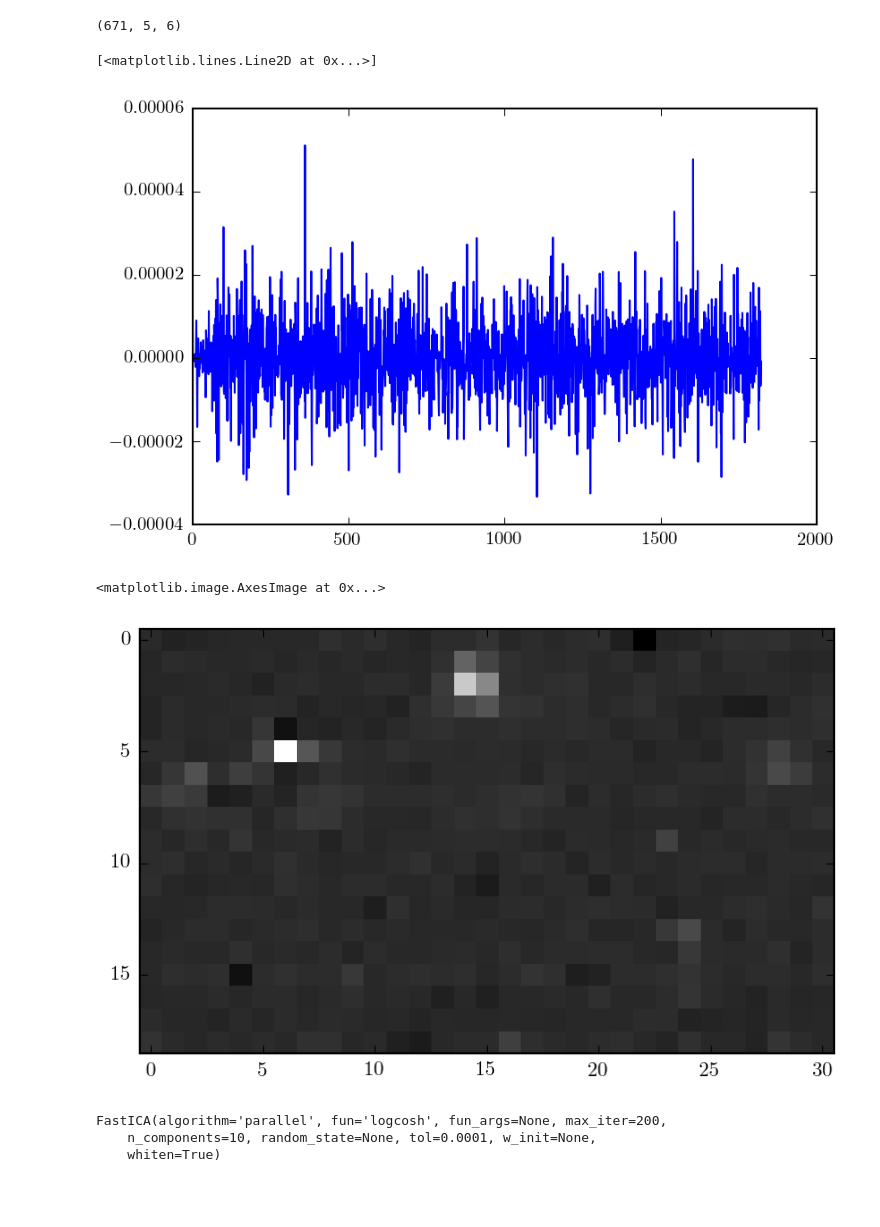
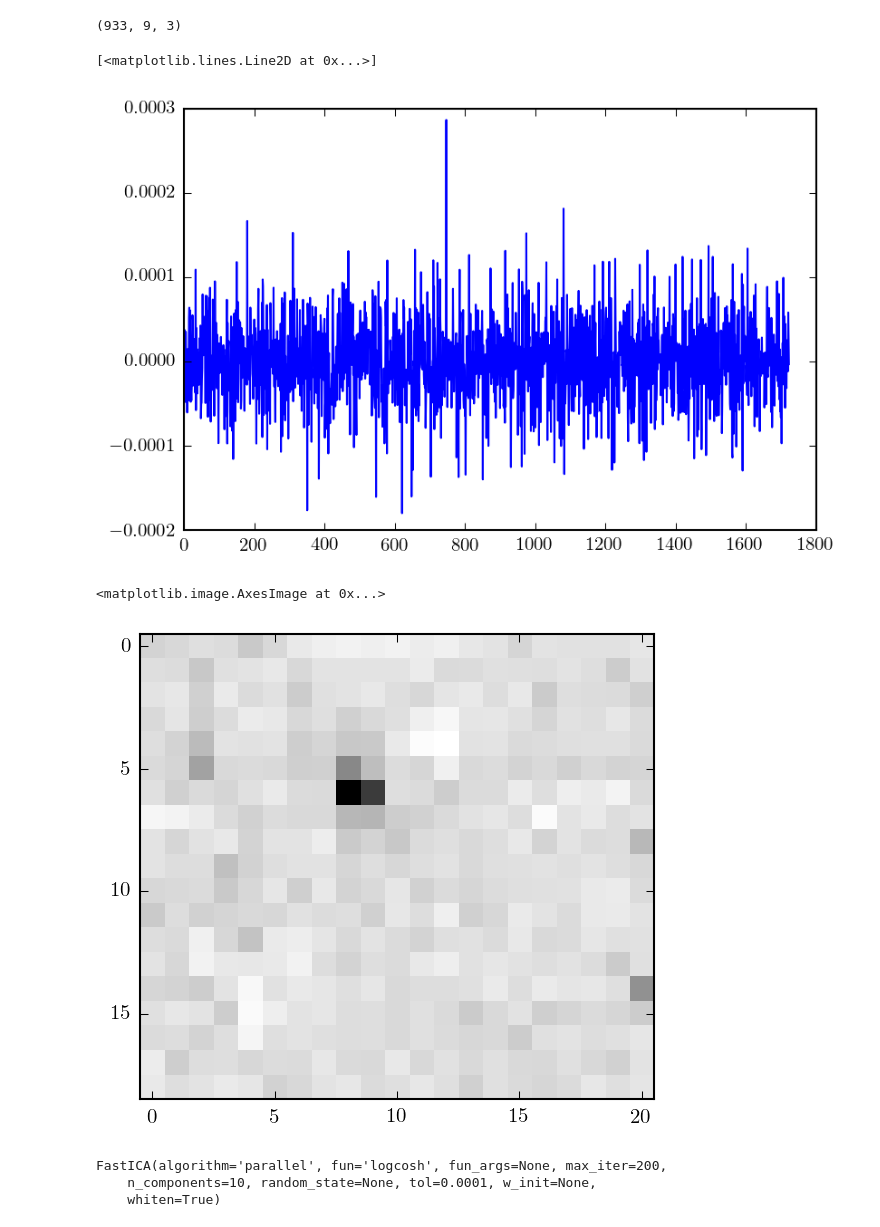
Before and after one commit to dfm/photoica, a Jupyter notebook: k2.ipynb, the cells around one changed output. Drawn from its saved outputs; the diff is of its cells as text; code cells hidden in the pictures; blank space fills up the shorter version.

```diff
--- a/k2.ipynb
+++ b/k2.ipynb
@@ -13,7 +13,7 @@ from sklearn.decomposition import FastICA, RandomizedPCA
 # %%
 with h5py.File("data/k2/superstamp.h5", "r") as f:
     time = f["time"][:]
-    i = np.arange(len(time))[np.isnan(time)][-1]
+    i = np.arange(len(time))[np.isnan(time)][-1] + 100
     time = time[i+1:]
     data = f["frames"][i+1:, :, :]
 data[data == 0] = np.nan
@@ -42,14 +37,14 @@ hw = 5
 ex = hw + 10
 
 xmn, xmx = 220, 239
-ymn, ymx = 300, 331
+ymn, ymx = 320, 341
 
 # for i, j in product(range(0, scaled.shape[1], hw+1), range(0, scaled.shape[1], hw+1)):
 for i, j in product(range(xmn, xmx, hw+1), range(ymn, ymx, hw+1)):
     # Select target and predictor pixels.
     window = m & (i - hw <= X) & (X <= i + hw) & (j - hw <= Y) & (Y <= j + hw)
     r2 = (X-i)**2 + (Y-j)**2
-    others = m & ((i - ex > X) | (X > i + ex) | (j - ex > Y) | (Y > j + ex)) & (r2 < 45**2)
+    others = m & ((i - ex > X) | (X > i + ex) | (j - ex > Y) | (Y > j + ex)) & (r2 < 40**2)
     print(i, j, window.sum(), others.sum())
 
     if not (np.any(window) and np.any(others)):
@@ -107,18 +101,18 @@ pred[:, count > 0] /= count[count > 0]
 d = (scaled[:, xmn:xmx, ymn:ymx] - pred[:, xmn:xmx, ymn:ymx])
 np.unravel_index(np.argmax(np.abs(d)), d.shape)
 # %% [output]
-(671, 5, 6)
+(933, 9, 3)
 # %%
 pl.plot(d[:, 12, 18])
 # %% [output]
 [<matplotlib.lines.Line2D at 0x...>]
-[figure, old version]
+[figure, new version]
 # %%
-n = 50
+n = 0
 pl.imshow(data[n, xmn:xmx, ymn:ymx] - pred[n, xmn:xmx, ymn:ymx], cmap="gray", interpolation="nearest")
 # %% [output]
 <matplotlib.image.AxesImage at 0x...>
-[figure, old version]
+[figure, new version]
 # %%
 d = data[:, xmn:xmx, ymn:ymx] - pred[:, xmn:xmx, ymn:ymx]
 block = d.reshape((len(d), -1))
```
Also changed, not shown: parts of 7 cells of this notebook, 3 other files.
